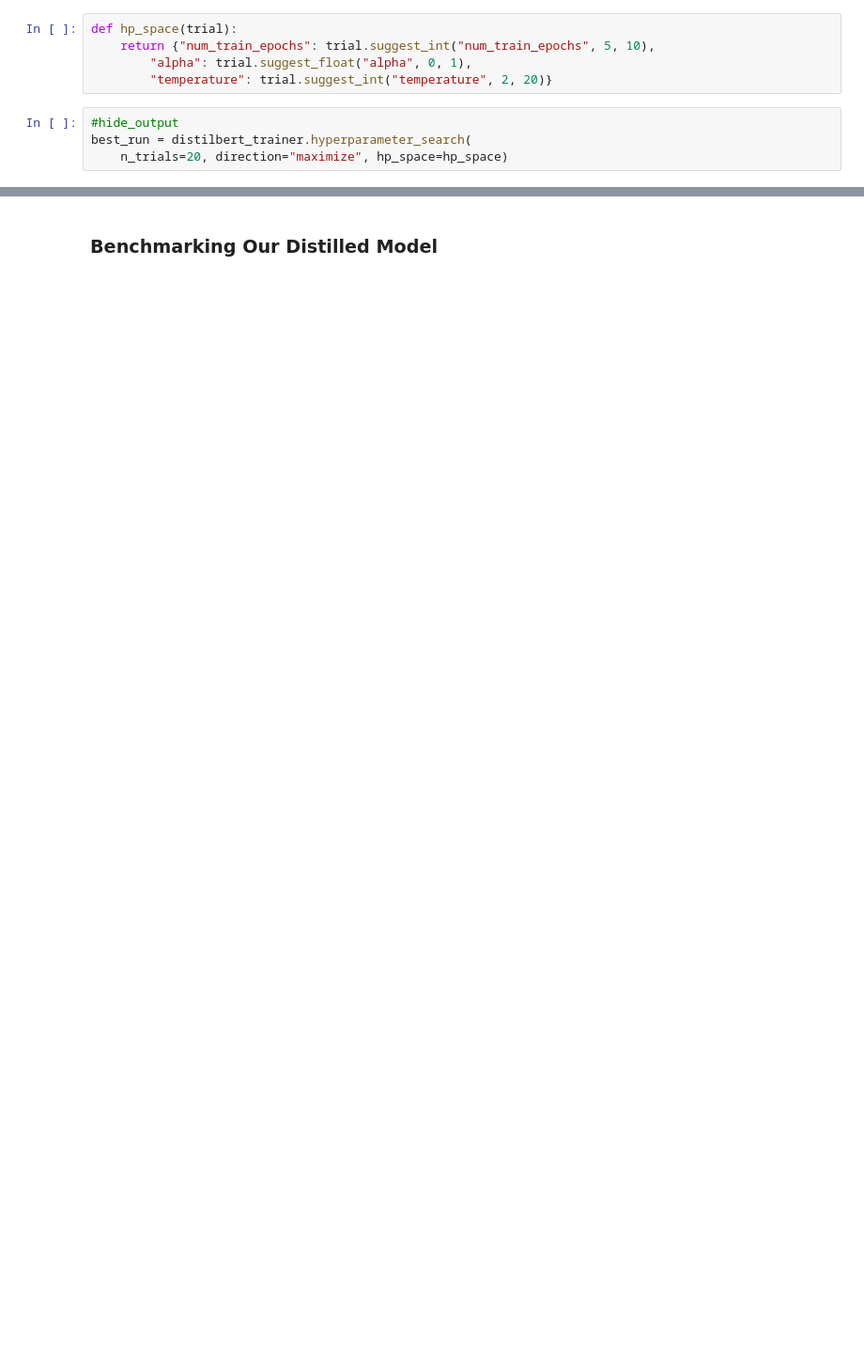
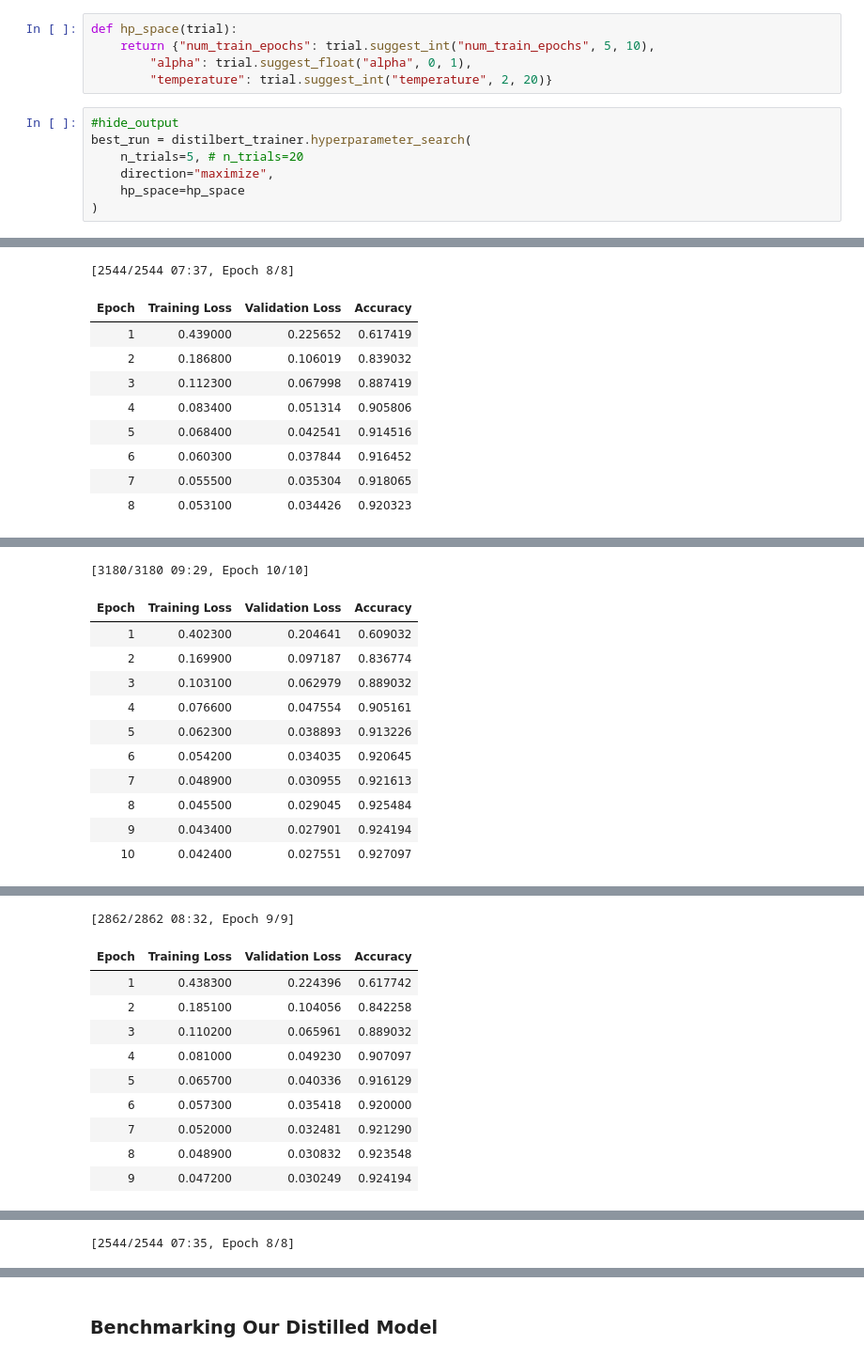
Before and after one commit to mxagar/nlp_with_transformers_nbs, a Jupyter notebook: 08_model-compression.ipynb, the cells around one changed output, grey strips where cells are left out. Shown at 94% size. Drawn from its saved outputs; the diff is of its cells as text; blank space fills up the shorter version.

```diff
--- a/08_model-compression.ipynb
+++ b/08_model-compression.ipynb
@@ -445,4 +476,8 @@ def hp_space(trial):
 # %%
 #hide_output
 best_run = distilbert_trainer.hyperparameter_search(
-    n_trials=20, direction="maximize", hp_space=hp_space)
+    n_trials=5, # n_trials=20
+    direction="maximize",
+    hp_space=hp_space
+)
+# %% [output]
@@ -448,0 +485,10 @@ best_run = distilbert_trainer.hyperparameter_search(
+[2544/2544 07:37, Epoch 8/8]
+| Epoch | Training Loss | Validation Loss | Accuracy |
+| 1 | 0.439000 | 0.225652 | 0.617419 |
+| 2 | 0.186800 | 0.106019 | 0.839032 |
+| 3 | 0.112300 | 0.067998 | 0.887419 |
+| 4 | 0.083400 | 0.051314 | 0.905806 |
+| 5 | 0.068400 | 0.042541 | 0.914516 |
+| 6 | 0.060300 | 0.037844 | 0.916452 |
+| 7 | 0.055500 | 0.035304 | 0.918065 |
+| 8 | 0.053100 | 0.034426 | 0.920323 |
@@ -448,0 +496,12 @@ best_run = distilbert_trainer.hyperparameter_search(
+[3180/3180 09:29, Epoch 10/10]
+| Epoch | Training Loss | Validation Loss | Accuracy |
+| 1 | 0.402300 | 0.204641 | 0.609032 |
+| 2 | 0.169900 | 0.097187 | 0.836774 |
+| 3 | 0.103100 | 0.062979 | 0.889032 |
+| 4 | 0.076600 | 0.047554 | 0.905161 |
+| 5 | 0.062300 | 0.038893 | 0.913226 |
+| 6 | 0.054200 | 0.034035 | 0.920645 |
+| 7 | 0.048900 | 0.030955 | 0.921613 |
+| 8 | 0.045500 | 0.029045 | 0.925484 |
+| 9 | 0.043400 | 0.027901 | 0.924194 |
+| 10 | 0.042400 | 0.027551 | 0.927097 |
@@ -448,0 +509,11 @@ best_run = distilbert_trainer.hyperparameter_search(
+[2862/2862 08:32, Epoch 9/9]
+| Epoch | Training Loss | Validation Loss | Accuracy |
+| 1 | 0.438300 | 0.224396 | 0.617742 |
+| 2 | 0.185100 | 0.104056 | 0.842258 |
+| 3 | 0.110200 | 0.065961 | 0.889032 |
+| 4 | 0.081000 | 0.049230 | 0.907097 |
+| 5 | 0.065700 | 0.040336 | 0.916129 |
+| 6 | 0.057300 | 0.035418 | 0.920000 |
+| 7 | 0.052000 | 0.032481 | 0.921290 |
+| 8 | 0.048900 | 0.030832 | 0.923548 |
+| 9 | 0.047200 | 0.030249 | 0.924194 |
@@ -448,0 +521 @@ best_run = distilbert_trainer.hyperparameter_search(
+[2544/2544 07:35, Epoch 8/8]
```
Also changed, not shown: parts of 32 cells of this notebook.
